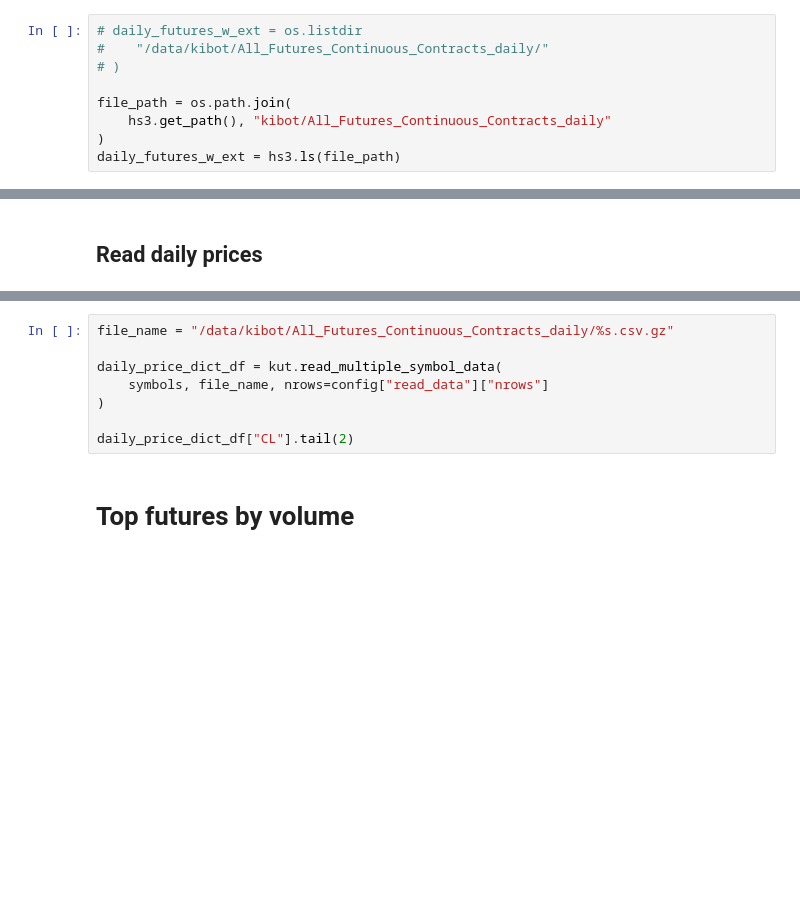
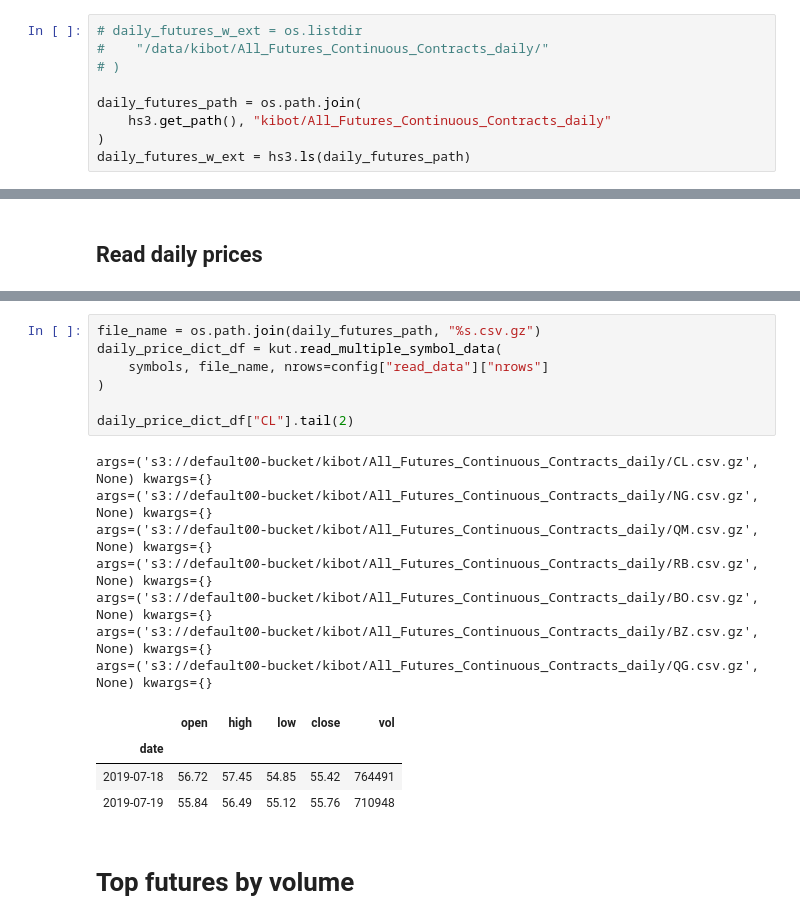
Before and after one commit to ajmal017/amp, a Jupyter notebook: vendors/kibot/Task269_Top_oil_futures_by_liquidity.ipynb, the cells around one changed output, grey strips where cells are left out. Cells and saved outputs as stored; diff of their text form; blank space fills up the shorter version.

```diff
--- a/vendors/kibot/Task269_Top_oil_futures_by_liquidity.ipynb
+++ b/vendors/kibot/Task269_Top_oil_futures_by_liquidity.ipynb
@@ -183,10 +175,10 @@ Name: Globex, dtype: object
 #    "/data/kibot/All_Futures_Continuous_Contracts_daily/"
 # )
 
-file_path = os.path.join(
+daily_futures_path = os.path.join(
     hs3.get_path(), "kibot/All_Futures_Continuous_Contracts_daily"
 )
-daily_futures_w_ext = hs3.ls(file_path)
+daily_futures_w_ext = hs3.ls(daily_futures_path)
 # %%
 daily_futures_w_ext[:5]
 # %% [output]
@@ -304,11 +291,22 @@ symbols
 # %%
-file_name = "/data/kibot/All_Futures_Continuous_Contracts_daily/%s.csv.gz"
-
+file_name = os.path.join(daily_futures_path, "%s.csv.gz")
 daily_price_dict_df = kut.read_multiple_symbol_data(
     symbols, file_name, nrows=config["read_data"]["nrows"]
 )
 
 daily_price_dict_df["CL"].tail(2)
+# %% [output]
+args=('s3://default00-bucket/kibot/All_Futures_Continuous_Contracts_daily/CL.csv.gz', None) kwargs={}
+args=('s3://default00-bucket/kibot/All_Futures_Continuous_Contracts_daily/NG.csv.gz', None) kwargs={}
+args=('s3://default00-bucket/kibot/All_Futures_Continuous_Contracts_daily/QM.csv.gz', None) kwargs={}
+args=('s3://default00-bucket/kibot/All_Futures_Continuous_Contracts_daily/RB.csv.gz', None) kwargs={}
+args=('s3://default00-bucket/kibot/All_Futures_Continuous_Contracts_daily/BO.csv.gz', None) kwargs={}
+args=('s3://default00-bucket/kibot/All_Futures_Continuous_Contracts_daily/BZ.csv.gz', None) kwargs={}
+args=('s3://default00-bucket/kibot/All_Futures_Continuous_Contracts_daily/QG.csv.gz', None) kwargs={}
+|  | open | high | low | close | vol |
+| date |  |  |  |  |  |
+| 2019-07-18 | 56.72 | 57.45 | 54.85 | 55.42 | 764491 |
+| 2019-07-19 | 55.84 | 56.49 | 55.12 | 55.76 | 710948 |
 # %% [markdown]
 # Top futures by volume
 # %% [markdown]
```
Also changed, not shown: parts of 35 cells of this notebook, 1 other file.
